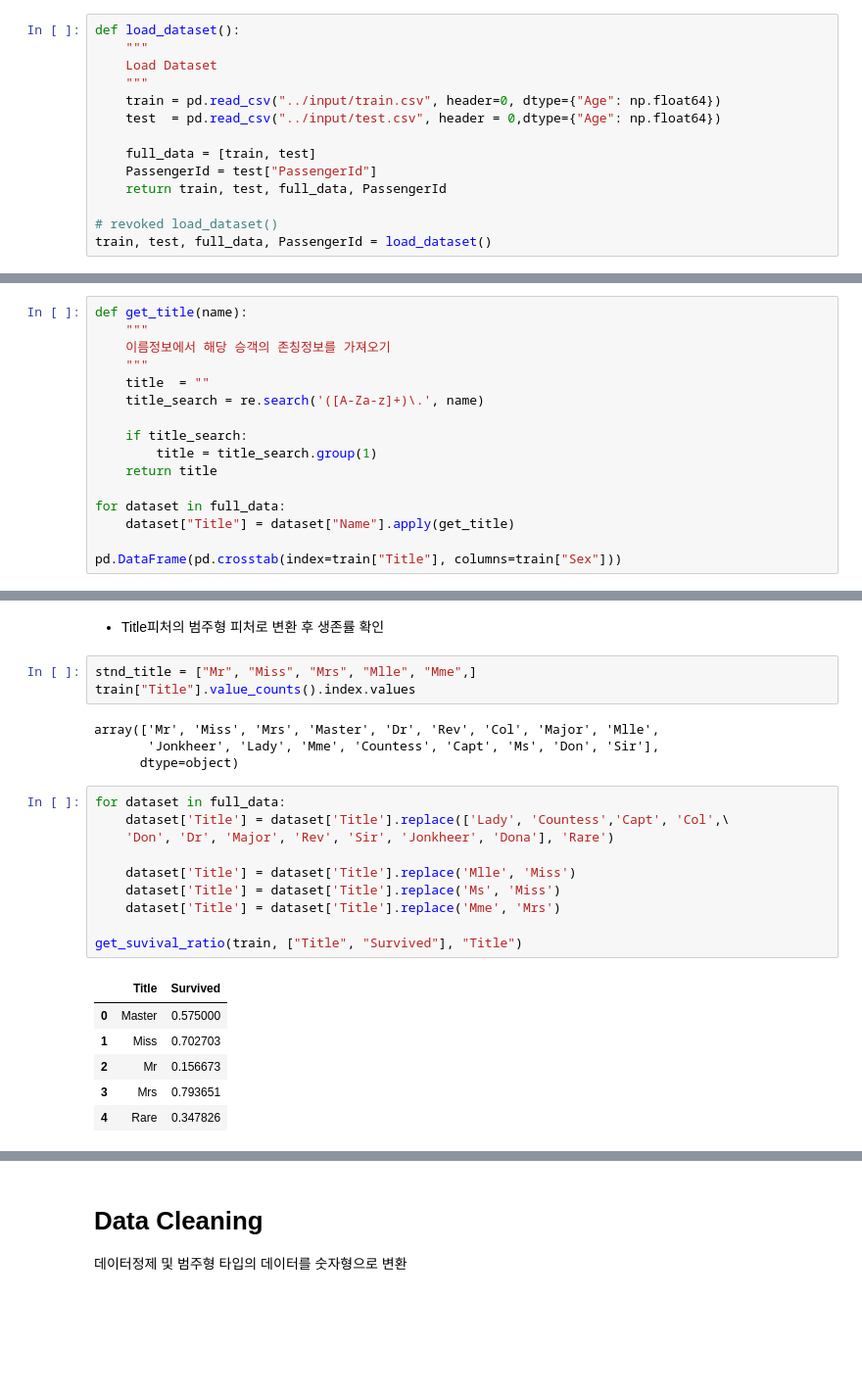
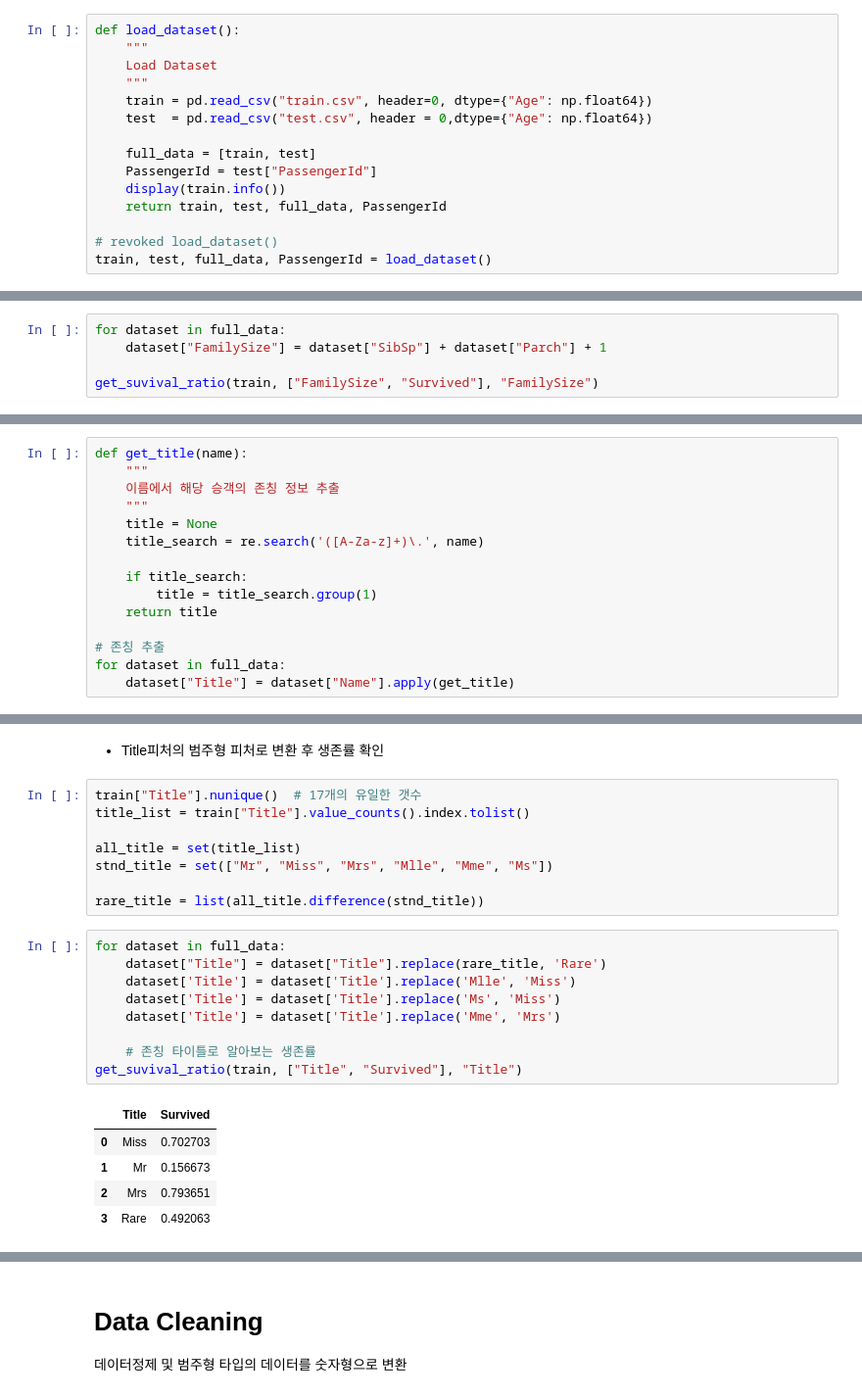
Before and after one commit to SANGSEOSEO/philosophy_datascience, a Jupyter notebook: 08.Kaggle_Dacon/titanic/best-working-classifier-using-titanic-dataset.ipynb, the cells around one changed output, grey strips where cells are left out. Shown at 98% size. Cells and saved outputs as stored; diff of their text form; blank space fills up the shorter version.

```diff
--- a/08.Kaggle_Dacon/titanic/best-working-classifier-using-titanic-dataset.ipynb
+++ b/08.Kaggle_Dacon/titanic/best-working-classifier-using-titanic-dataset.ipynb
@@ -39,11 +50,12 @@ def load_dataset():
     """
     Load Dataset
     """
-    train = pd.read_csv("../input/train.csv", header=0, dtype={"Age": np.float64})
-    test  = pd.read_csv("../input/test.csv", header = 0,dtype={"Age": np.float64})
+    train = pd.read_csv("train.csv", header=0, dtype={"Age": np.float64})
+    test  = pd.read_csv("test.csv", header = 0,dtype={"Age": np.float64})
 
     full_data = [train, test]
     PassengerId = test["PassengerId"]
+    display(train.info())
     return train, test, full_data, PassengerId
 
 # revoked load_dataset()
@@ -117,3 +136,8 @@ get_suvival_ratio(train, ["FamilySize", "Survived"], "FamilySize")
 | 6 | 7 | 0.333333 |
 | 7 | 8 | 0.000000 |
 | 8 | 11 | 0.000000 |
+# %%
+for dataset in full_data:
+    dataset["FamilySize"] = dataset["SibSp"] + dataset["Parch"] + 1
+
+get_suvival_ratio(train, ["FamilySize", "Survived"], "FamilySize")
@@ -251,16 +306,15 @@ get_suvival_ratio(train, ["CategoricalAge", "Survived"], "CategoricalAge")
 # %%
 def get_title(name):
     """
-    이름정보에서 해당 승객의 존칭정보를 가져오기
+    이름에서 해당 승객의 존칭 정보 추출
     """
-    title  = ""
+    title = None
     title_search = re.search('([A-Za-z]+)\.', name)
 
     if title_search:
         title = title_search.group(1)
     return title
 
+# 존칭 추출
 for dataset in full_data:
     dataset["Title"] = dataset["Name"].apply(get_title)
-
-pd.DataFrame(pd.crosstab(index=train["Title"], columns=train["Sex"]))
@@ -287,26 +343,25 @@ pd.DataFrame(pd.crosstab(index=train["Title"], columns=train["Sex"]))
 # %% [markdown]
  * Title피처의 범주형 피처로 변환 후 생존률 확인
-# %%
-stnd_title = ["Mr", "Miss", "Mrs", "Mlle", "Mme",]
-train["Title"].value_counts().index.values
-# %% [output]
-array(['Mr', 'Miss', 'Mrs', 'Master', 'Dr', 'Rev', 'Col', 'Major', 'Mlle',
-       'Jonkheer', 'Lady', 'Mme', 'Countess', 'Capt', 'Ms', 'Don', 'Sir'],
-      dtype=object)
+# %%
+train["Title"].nunique()  # 17개의 유일한 갯수
+title_list = train["Title"].value_counts().index.tolist()
+
+all_title = set(title_list)
+stnd_title = set(["Mr", "Miss", "Mrs", "Mlle", "Mme", "Ms"])
+
+rare_title = list(all_title.difference(stnd_title))
 # %%
 for dataset in full_data:
-    dataset['Title'] = dataset['Title'].replace(['Lady', 'Countess','Capt', 'Col',\
- 	'Don', 'Dr', 'Major', 'Rev', 'Sir', 'Jonkheer', 'Dona'], 'Rare')
-
+    dataset["Title"] = dataset["Title"].replace(rare_title, 'Rare')
     dataset['Title'] = dataset['Title'].replace('Mlle', 'Miss')
     dataset['Title'] = dataset['Title'].replace('Ms', 'Miss')
     dataset['Title'] = dataset['Title'].replace('Mme', 'Mrs')
 
+    # 존칭 타이틀로 알아보는 생존률
 get_suvival_ratio(train, ["Title", "Survived"], "Title")
 # %% [output]
 |  | Title | Survived |
-| 0 | Master | 0.575000 |
-| 1 | Miss | 0.702703 |
-| 2 | Mr | 0.156673 |
-| 3 | Mrs | 0.793651 |
-| 4 | Rare | 0.347826 |
+| 0 | Miss | 0.702703 |
+| 1 | Mr | 0.156673 |
+| 2 | Mrs | 0.793651 |
+| 3 | Rare | 0.492063 |
```
Also changed, not shown: parts of 37 cells of this notebook.
